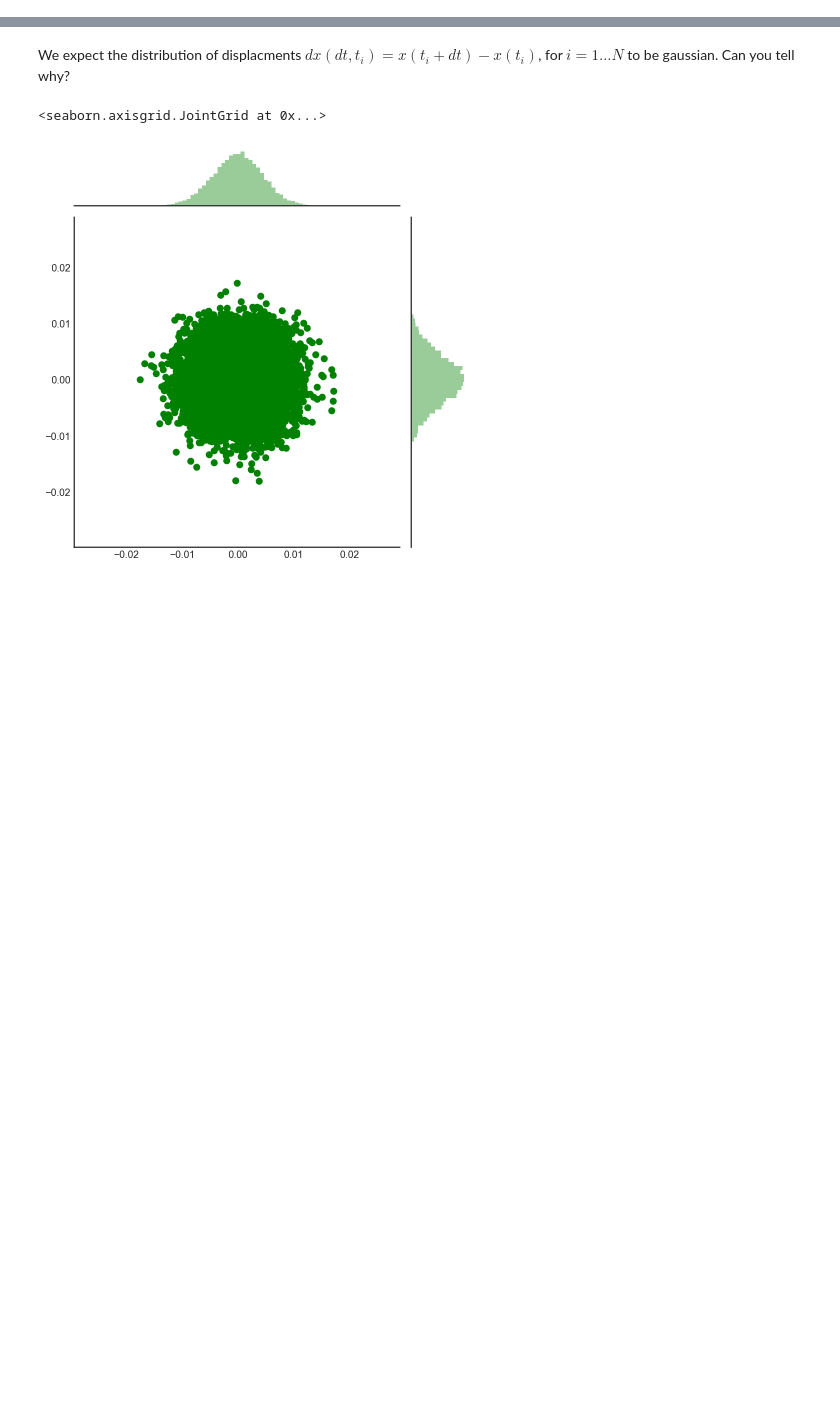
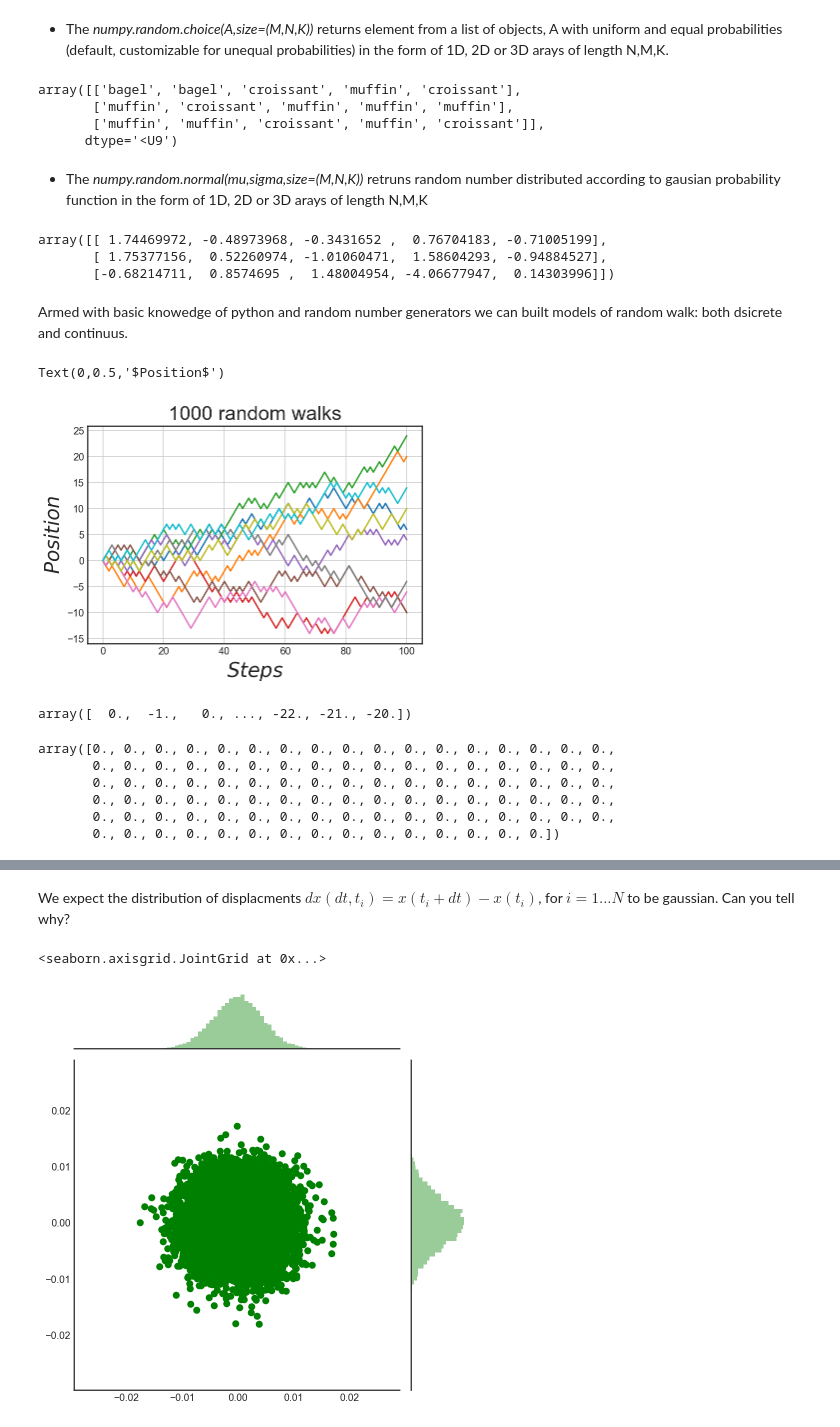
Before and after one commit to carlosal1015/Chem563, a Jupyter notebook: Chem563_randomVar.ipynb, the cells around one changed output, grey strips where cells are left out. Saved outputs shown, nothing was run; the diff lists cells and outputs as text; code cells hidden in the pictures; blank space fills up the shorter version.

```diff
--- a/Chem563_randomVar.ipynb
+++ b/Chem563_randomVar.ipynb
@@ -4,14 +0,0 @@
-# %%
-#First let's load the libraries we will need
-import matplotlib.pyplot as plt
-from mpl_toolkits.mplot3d import Axes3D
-
-import numpy as np
-from scipy.stats import binom
-
-import seaborn as sns
-from numpy.random import normal
-
-plt.style.use('seaborn-white')
-%matplotlib inline
-%config InlineBackend.figure_format = 'retina'
@@ -101,0 +102,54 @@ Wall time: 73.9 ms
+# %% [markdown]
+* The <em>numpy.random.choice(A,size=(M,N,K))</em> returns element from a list of objects, A with uniform and equal probabilities (default, customizable for unequal probabilities)  in the form of 1D, 2D or 3D arays of length N,M,K.
+# %%
+choice(['bagel','muffin','croissant'],size=(3,5))
+# %% [output]
+array([['bagel', 'bagel', 'croissant', 'muffin', 'croissant'],
+       ['muffin', 'croissant', 'muffin', 'muffin', 'muffin'],
+       ['muffin', 'muffin', 'croissant', 'muffin', 'croissant']],
+      dtype='<U9')
+# %% [markdown]
+* The <em>numpy.random.normal(mu,sigma,size=(M,N,K))</em> retruns random number distributed according to gausian probability function in the form of 1D, 2D or 3D arays of length N,M,K
+# %%
+# Here we generate 3 sequences of normally distributed random variables of length 5
+normal(0,2,(3,5))
+# %% [output]
+array([[ 1.74469972, -0.48973968, -0.3431652 ,  0.76704183, -0.71005199],
+       [ 1.75377156,  0.52260974, -1.01060471,  1.58604293, -0.94884527],
+       [-0.68214711,  0.8574695 ,  1.48004954, -4.06677947,  0.14303996]])
+# %% [markdown]
+Armed with basic knowedge of python and random number generators we can built models of random walk: both dsicrete and continuus.
+# %%
+# 1D unbiased random walk model
+
+Ltraj=10 # number of random walkers
+Ntraj=100 # number of steps. Try varying this and see how image changes
+
+# i. Create M arrays of length N with {+1,-1} numbers.
+# ii. Compute cumulative sum: make each element of array the sum of the previous ones:
+walk = choice([-1,1], size=(Ltraj, Ntraj)).cumsum(axis=1) # row: axis=1, column: axis=0
+
+#Make all walkers start from zero
+rw = np.c_[np.zeros(Ltraj), walk]
+
+plt.plot(rw.T)
+plt.grid(True)
+plt.title(f'{M} random walks', fontsize=20)
+plt.xlabel(r'$Steps$',fontsize=20)
+plt.ylabel(r'$Position$',fontsize=20)
+# %% [output]
+Text(0,0.5,'$Position$')
+[figure, added]
+# %%
+rw[0,:] #rows acessed via first index and correspond to individual trajectories
+# %% [output]
+array([  0.,  -1.,   0., ..., -22., -21., -20.])
+# %%
+rw[:,0] # columns are acessed via second index and correspond current position of trajectories
+# %% [output]
+array([0., 0., 0., 0., 0., 0., 0., 0., 0., 0., 0., 0., 0., 0., 0., 0., 0.,
+       0., 0., 0., 0., 0., 0., 0., 0., 0., 0., 0., 0., 0., 0., 0., 0., 0.,
+       0., 0., 0., 0., 0., 0., 0., 0., 0., 0., 0., 0., 0., 0., 0., 0., 0.,
+       0., 0., 0., 0., 0., 0., 0., 0., 0., 0., 0., 0., 0., 0., 0., 0., 0.,
+       0., 0., 0., 0., 0., 0., 0., 0., 0., 0., 0., 0., 0., 0., 0., 0., 0.,
+       0., 0., 0., 0., 0., 0., 0., 0., 0., 0., 0., 0., 0., 0., 0.])
```
Also changed, not shown: parts of 80 cells of this notebook.
